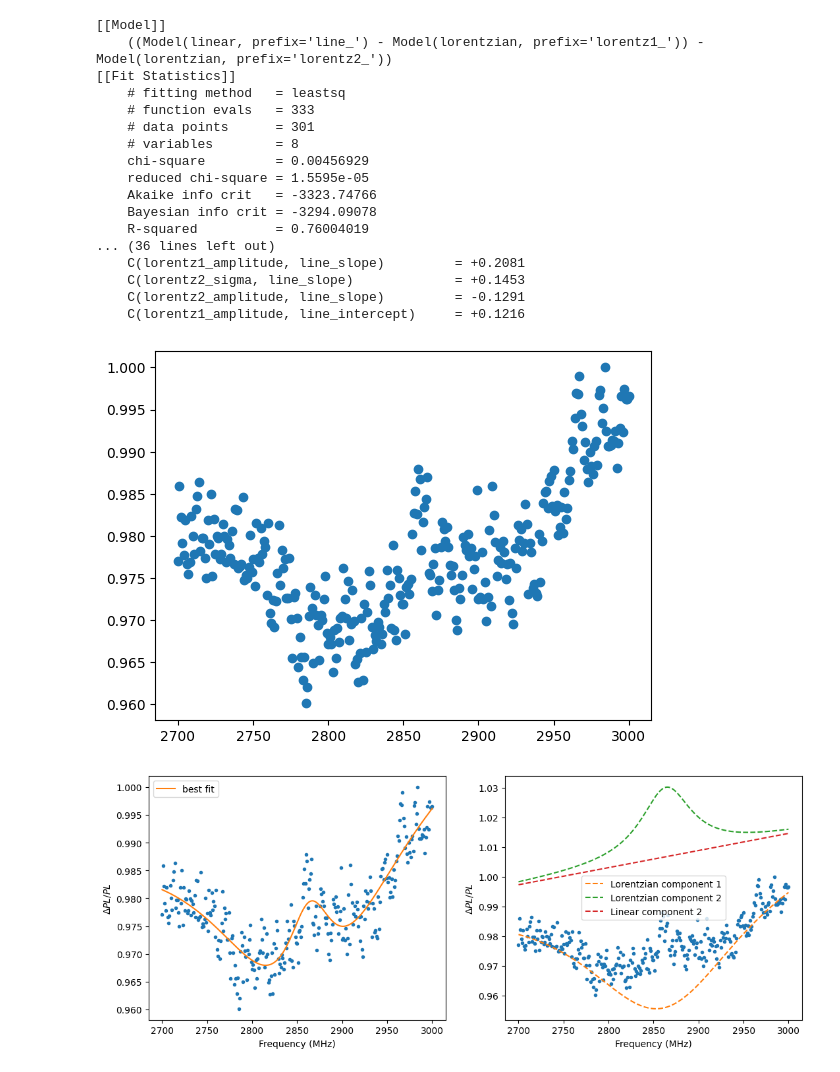
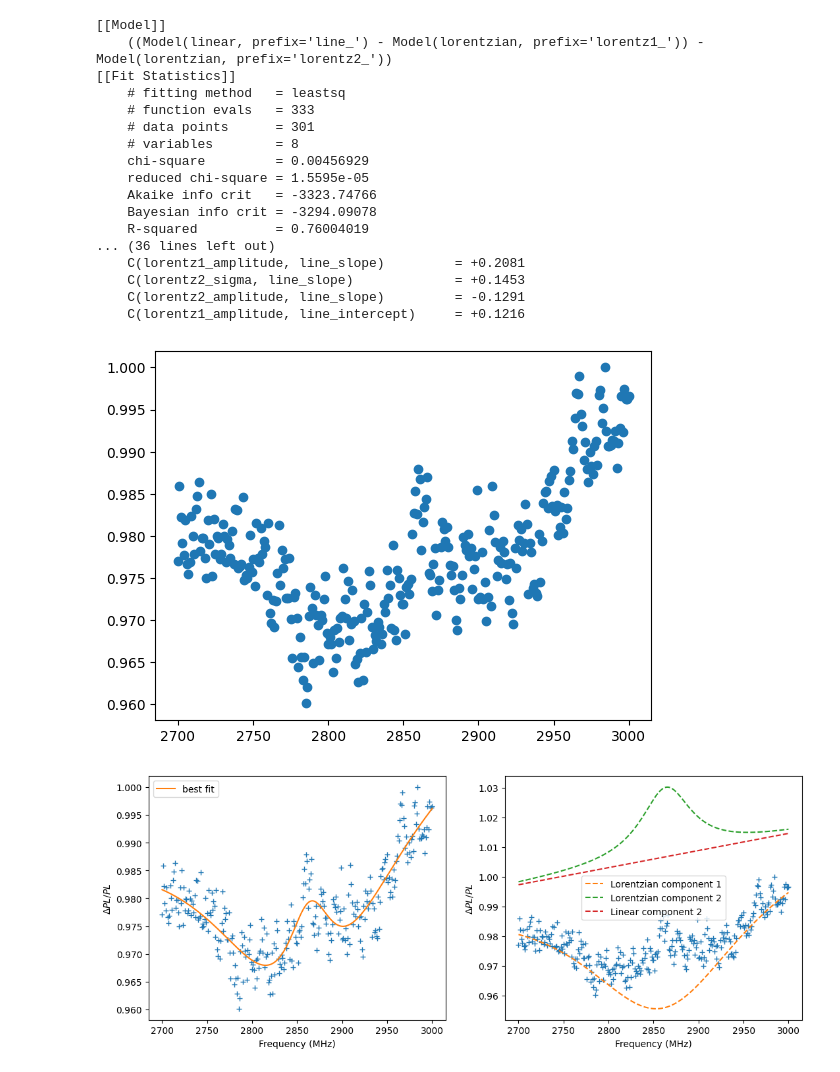
Before and after one commit to qinyuanhao17/data_fitting, a Jupyter notebook: 20231024_nv_cw_odmr_data_fitting.ipynb, the cells around one changed output. Cells and saved outputs as stored; diff of their text form; code cells hidden in the pictures.

```diff
--- a/20231024_nv_cw_odmr_data_fitting.ipynb
+++ b/20231024_nv_cw_odmr_data_fitting.ipynb
@@ -646,45 +646,45 @@ out = mod.fit(y, pars, x=x)
 print(out.fit_report())
 
 fig, axes = plt.subplots(1, 2, figsize=(12.8, 4.8))
-axes[0].plot(x, y, '.')
+axes[0].plot(x, y, '+')
 # axes[0].plot(x, init, '--', label='initial fit')
 axes[0].plot(x, out.best_fit, '-', label='best fit')
 axes[0].legend()
 
 comps = out.eval_components(x=x)
-axes[1].plot(x, y, '.')
+axes[1].plot(x, y, '+')
 axes[1].plot(x, comps['line_'] - comps['lorentz1_'], '--', label='Lorentzian component 1')
 axes[1].plot(x, comps['line_'] - comps['lorentz2_'], '--', label='Lorentzian component 2')
 axes[1].plot(x, comps['line_'], '--', label='Linear component 2')
 axes[1].legend()
 
 # 添加轴标签
 axes[0].set_xlabel('Frequency (MHz)')
 axes[1].set_xlabel('Frequency (MHz)')
 axes[0].set_ylabel(r'$\Delta PL/PL$')
 axes[1].set_ylabel(r'$\Delta PL/PL$')
 
 plt.show()
 # %% [output]
 [[Model]]
     ((Model(linear, prefix='line_') - Model(lorentzian, prefix='lorentz1_')) - Model(lorentzian, prefix='lorentz2_'))
 [[Fit Statistics]]
     # fitting method   = leastsq
     # function evals   = 333
     # data points      = 301
     # variables        = 8
     chi-square         = 0.00456929
     reduced chi-square = 1.5595e-05
     Akaike info crit   = -3323.74766
     Bayesian info crit = -3294.09078
     R-squared          = 0.76004019
 ... (36 lines left out)
     C(lorentz1_amplitude, line_slope)         = +0.2081
     C(lorentz2_sigma, line_slope)             = +0.1453
     C(lorentz2_amplitude, line_slope)         = -0.1291
     C(lorentz1_amplitude, line_intercept)     = +0.1216
 [figure]
-[figure, old version]
+[figure, new version]
 # %%
 data_folder = r'D:\odmr_data\20231024_cw_odmr_NVcenter_ensemble_mw_power_45dbm_532pump_2mW\20231024_cw_odmr_NVcenter_ensemble_mw_power_45dbm_532pump_2mW_freqRange2700to3000_withMagnet_5times_3.csv'
 df = pd.read_csv(data_folder, header=0)
```
Also changed, not shown: parts of 13 cells of this notebook.
